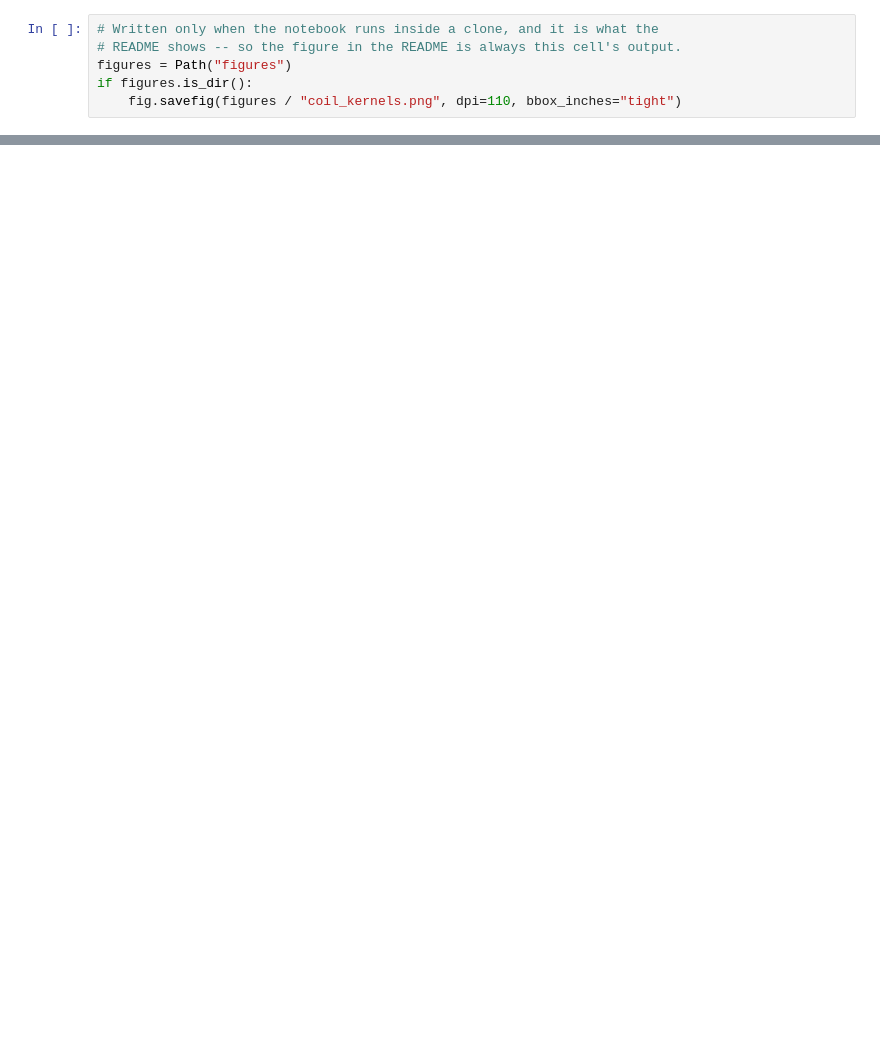
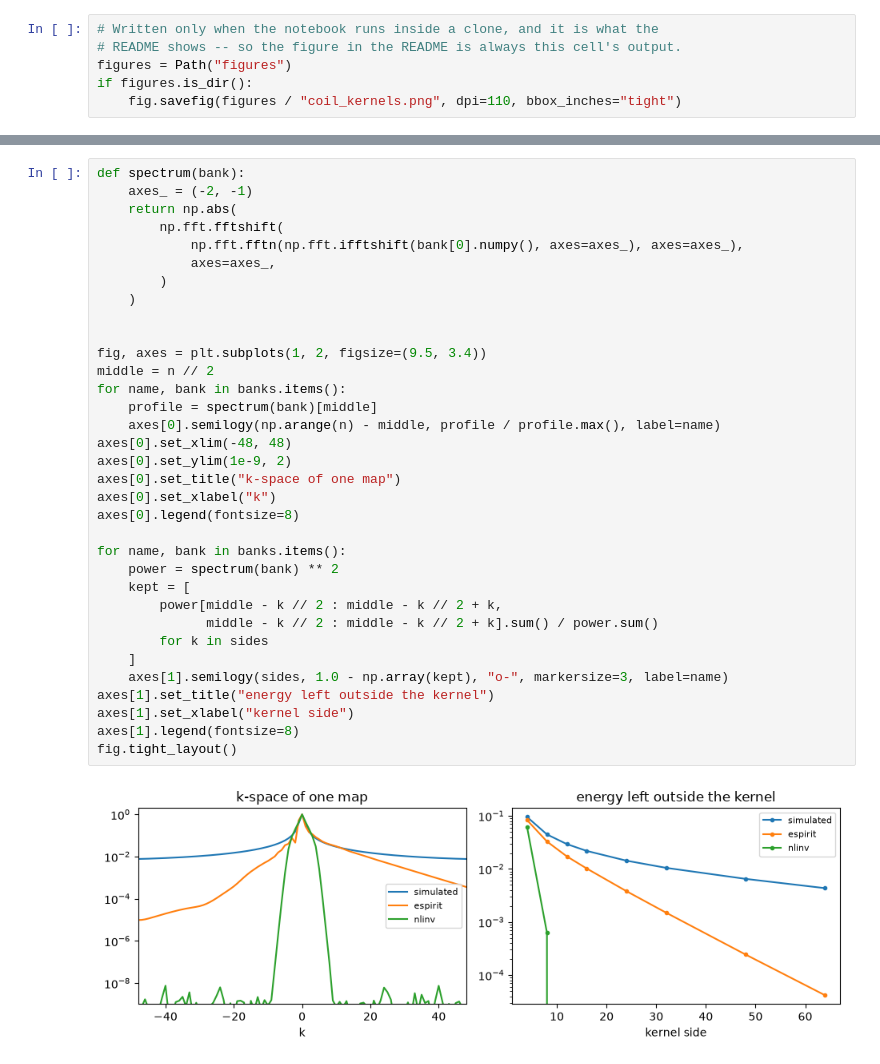
Before and after one commit to FiRMLAB-Pisa/mrtoeplitz, a Jupyter notebook: examples/coil_kernels.ipynb, the cells around one changed output, grey strips where cells are left out. Saved outputs shown, nothing was run; the diff lists cells and outputs as text; blank space fills up the shorter version.

```diff
--- a/examples/coil_kernels.ipynb
+++ b/examples/coil_kernels.ipynb
@@ -144,0 +120,36 @@ if figures.is_dir():
+# %%
+def spectrum(bank):
+    axes_ = (-2, -1)
+    return np.abs(
+        np.fft.fftshift(
+            np.fft.fftn(np.fft.ifftshift(bank[0].numpy(), axes=axes_), axes=axes_),
+            axes=axes_,
+        )
+    )
+
+
+fig, axes = plt.subplots(1, 2, figsize=(9.5, 3.4))
+middle = n // 2
+for name, bank in banks.items():
+    profile = spectrum(bank)[middle]
+    axes[0].semilogy(np.arange(n) - middle, profile / profile.max(), label=name)
+axes[0].set_xlim(-48, 48)
+axes[0].set_ylim(1e-9, 2)
+axes[0].set_title("k-space of one map")
+axes[0].set_xlabel("k")
+axes[0].legend(fontsize=8)
+
+for name, bank in banks.items():
+    power = spectrum(bank) ** 2
+    kept = [
+        power[middle - k // 2 : middle - k // 2 + k,
+              middle - k // 2 : middle - k // 2 + k].sum() / power.sum()
+        for k in sides
+    ]
+    axes[1].semilogy(sides, 1.0 - np.array(kept), "o-", markersize=3, label=name)
+axes[1].set_title("energy left outside the kernel")
+axes[1].set_xlabel("kernel side")
+axes[1].legend(fontsize=8)
+fig.tight_layout()
+# %% [output]
+[figure, added]
```
Also changed, not shown: parts of 16 cells of this notebook, 10 other files.
